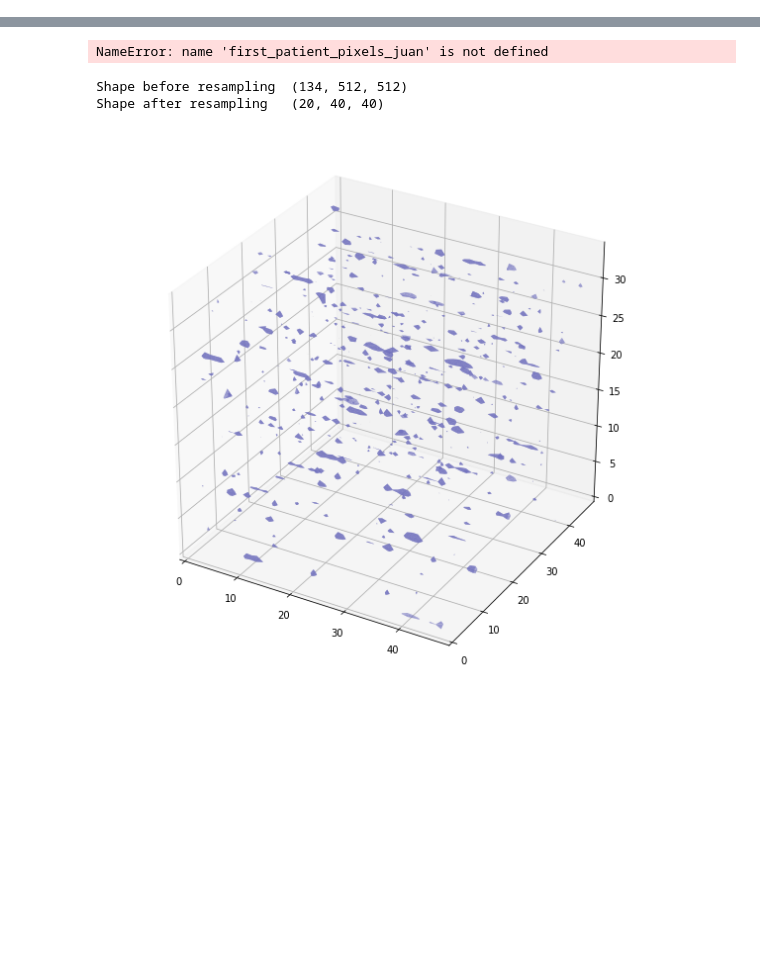
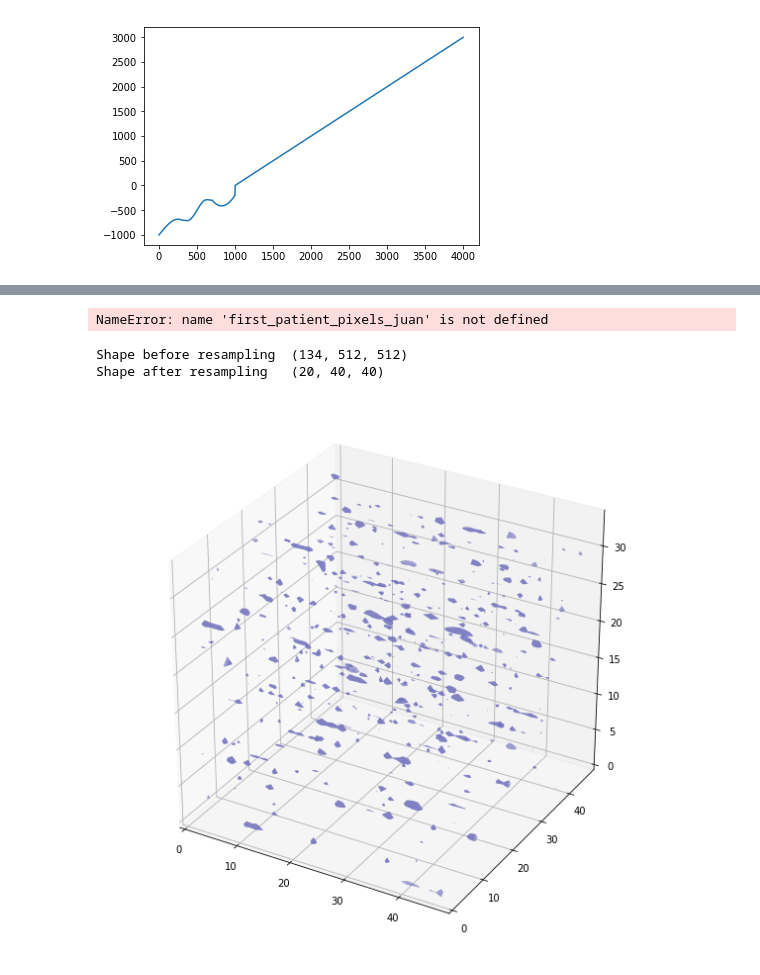
Before and after one commit to clubmliimas/cancer, a Jupyter notebook: notebooks/Cura_Cancer_1.ipynb, the cells around one changed output, grey strips where cells are left out. Cells and saved outputs as stored; diff of their text form; code cells hidden in the pictures; blank space fills up the shorter version.

```diff
--- a/notebooks/Cura_Cancer_1.ipynb
+++ b/notebooks/Cura_Cancer_1.ipynb
@@ -132,3 +169,12 @@ def get_pixels_juan(slices):
+# %%
+juan_data=[]
+for i in range(-1000,3000):
+    juan_data.append(g_(i))
+
+plt.plot(juan_data)
+plt.show()
+# %% [output]
+[figure, added]
 # %%
 first_patient = load_scan(INPUT_FOLDER + patients[0])
 first_patient_pixels = get_pixels_hu(first_patient)
```
Also changed, not shown: parts of 6 cells of this notebook, 1 other file.
